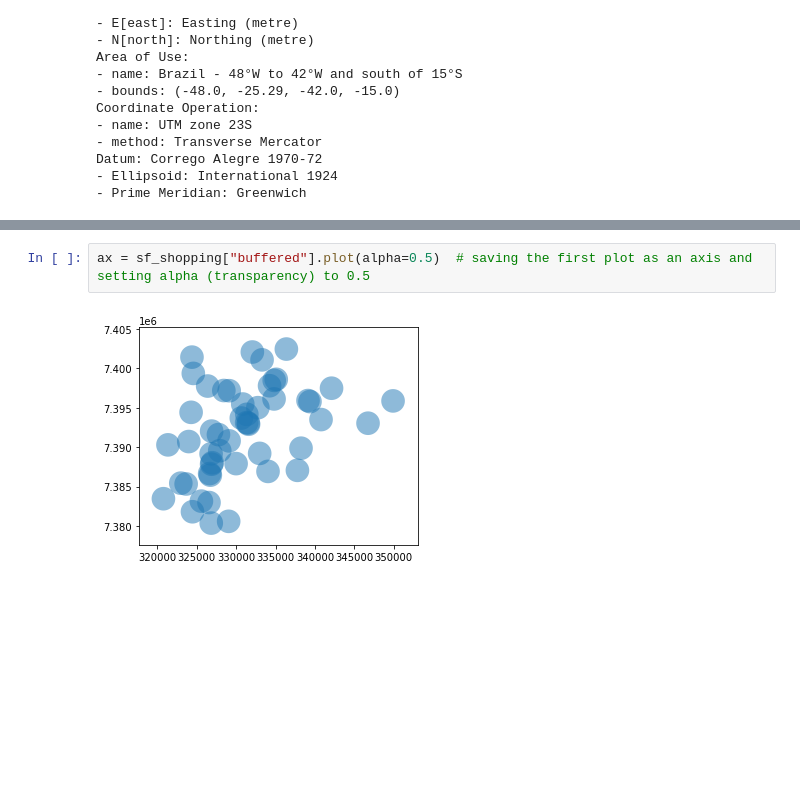
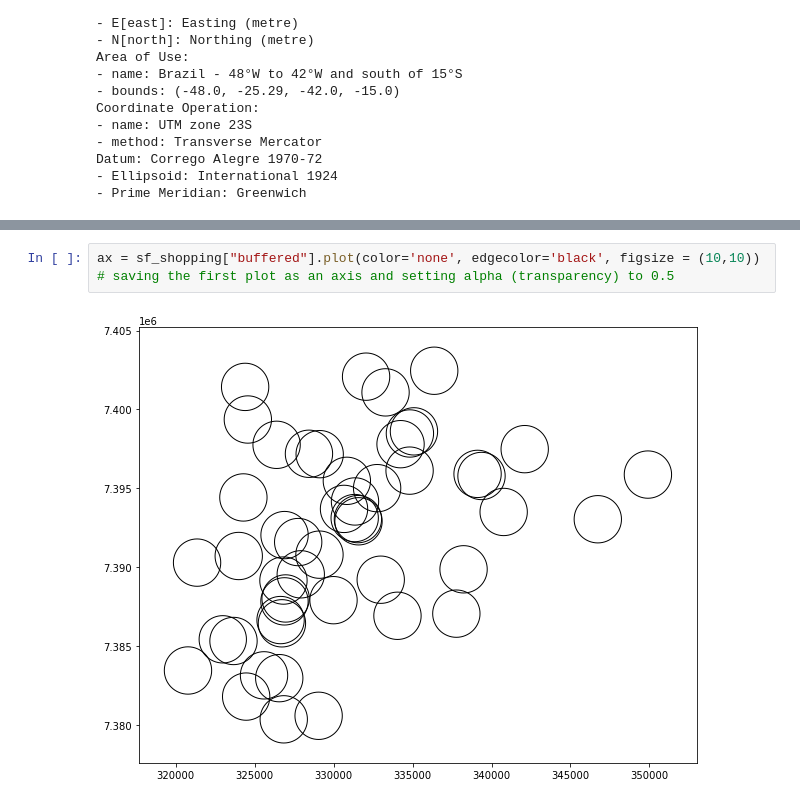
Before and after one commit to whaner/Spatial-Analysis, a Jupyter notebook: Spatial Analysis - SF e SP.ipynb, the cells around one changed output, grey strips where cells are left out. Drawn from its saved outputs; the diff is of its cells as text; blank space fills up the shorter version.

```diff
--- a/Spatial Analysis - SF e SP.ipynb
+++ b/Spatial Analysis - SF e SP.ipynb
@@ -132,5 +167,5 @@ sf_shopping["buffered"] = sf_shopping.buffer(1500)
 # %%
-ax = sf_shopping["buffered"].plot(alpha=0.5)  # saving the first plot as an axis and setting alpha (transparency) to 0.5
+ax = sf_shopping["buffered"].plot(color='none', edgecolor='black', figsize = (10,10))  # saving the first plot as an axis and setting alpha (transparency) to 0.5
 # %% [output]
-[figure, old version]
+[figure, new version]
 # %%
```
Also changed, not shown: parts of 13 cells of this notebook, 3 other files.
